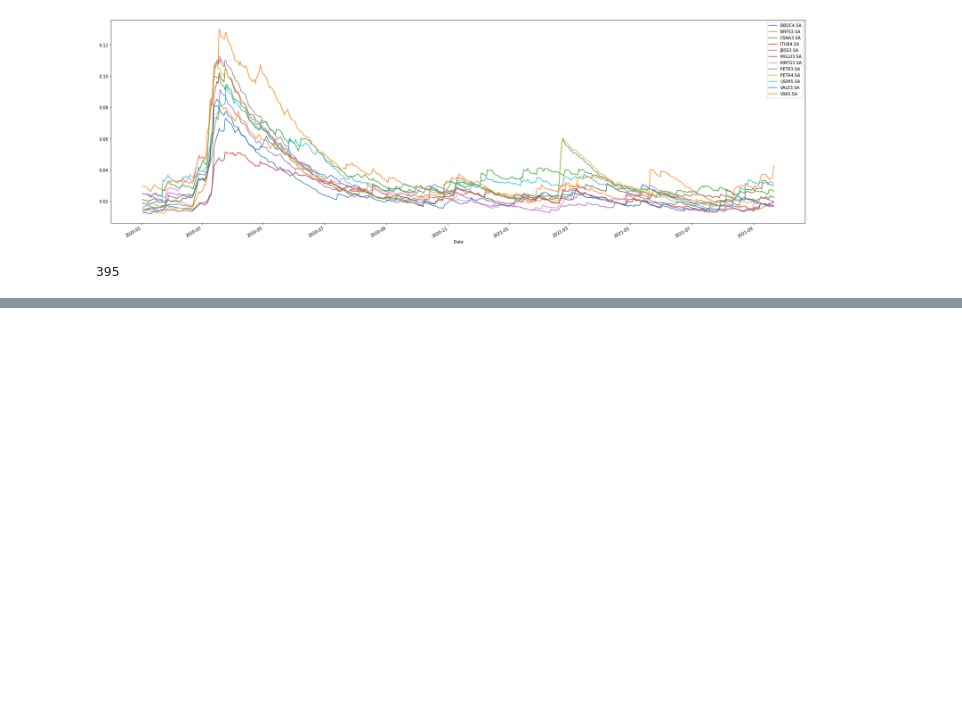
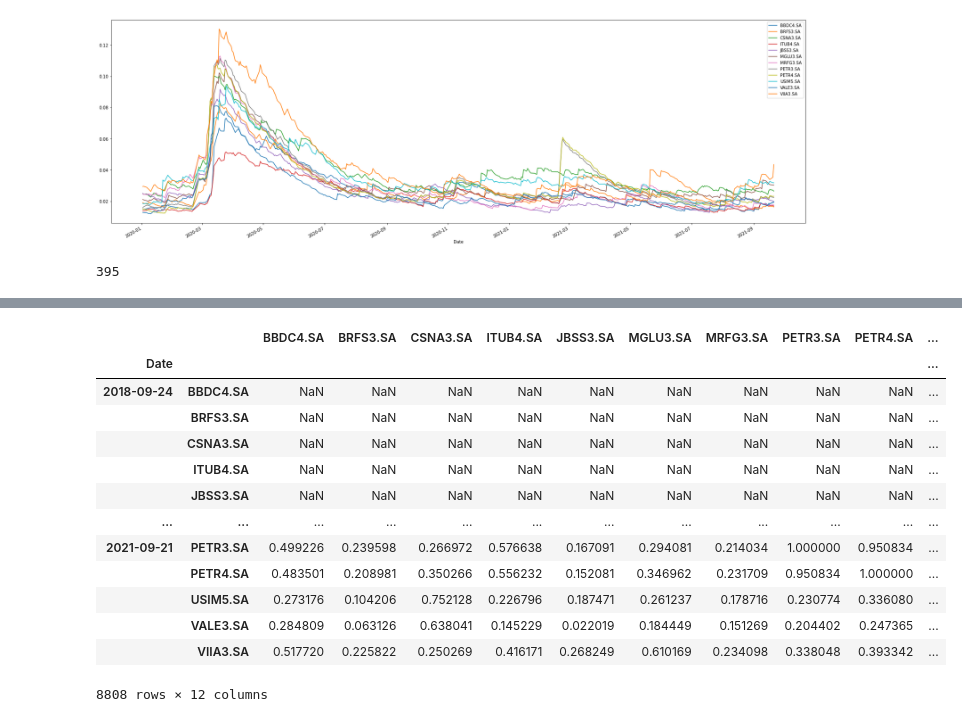
Before and after one commit to MaikeRM/volatilidade_EWMA_carteira_N_ativos, a Jupyter notebook: gestao_risco_excel.ipynb, the cells around one changed output, grey strips where cells are left out. Drawn from its saved outputs; the diff is of its cells as text; code cells hidden in the pictures; blank space fills up the shorter version.

```diff
--- a/gestao_risco_excel.ipynb
+++ b/gestao_risco_excel.ipynb
@@ -152,3 +133,20 @@ corr_ewma
+# %%
+corr
+# %% [output]
+|  |  | BBDC4.SA | BRFS3.SA | CSNA3.SA | ITUB4.SA | JBSS3.SA | MGLU3.SA | MRFG3.SA | PETR3.SA | PETR4.SA | ... |
+| Date |  |  |  |  |  |  |  |  |  |  | ... |
+| 2018-09-24 | BBDC4.SA | NaN | NaN | NaN | NaN | NaN | NaN | NaN | NaN | NaN | ... |
+|  | BRFS3.SA | NaN | NaN | NaN | NaN | NaN | NaN | NaN | NaN | NaN | ... |
+|  | CSNA3.SA | NaN | NaN | NaN | NaN | NaN | NaN | NaN | NaN | NaN | ... |
+|  | ITUB4.SA | NaN | NaN | NaN | NaN | NaN | NaN | NaN | NaN | NaN | ... |
+|  | JBSS3.SA | NaN | NaN | NaN | NaN | NaN | NaN | NaN | NaN | NaN | ... |
+| ... | ... | ... | ... | ... | ... | ... | ... | ... | ... | ... | ... |
+| 2021-09-21 | PETR3.SA | 0.499226 | 0.239598 | 0.266972 | 0.576638 | 0.167091 | 0.294081 | 0.214034 | 1.000000 | 0.950834 | ... |
+|  | PETR4.SA | 0.483501 | 0.208981 | 0.350266 | 0.556232 | 0.152081 | 0.346962 | 0.231709 | 0.950834 | 1.000000 | ... |
+|  | USIM5.SA | 0.273176 | 0.104206 | 0.752128 | 0.226796 | 0.187471 | 0.261237 | 0.178716 | 0.230774 | 0.336080 | ... |
+|  | VALE3.SA | 0.284809 | 0.063126 | 0.638041 | 0.145229 | 0.022019 | 0.184449 | 0.151269 | 0.204402 | 0.247365 | ... |
+|  | VIIA3.SA | 0.517720 | 0.225822 | 0.250269 | 0.416171 | 0.268249 | 0.610169 | 0.234098 | 0.338048 | 0.393342 | ... |
+8808 rows × 12 columns
 # %%
 #Calcula o corr*pesos par a par ( ex: BBDC4 x BRFS4 .... PETR4 x VALE3)
 for n in range(len(vol)):
```
Also changed, not shown: parts of 6 cells of this notebook, 2 other files.
